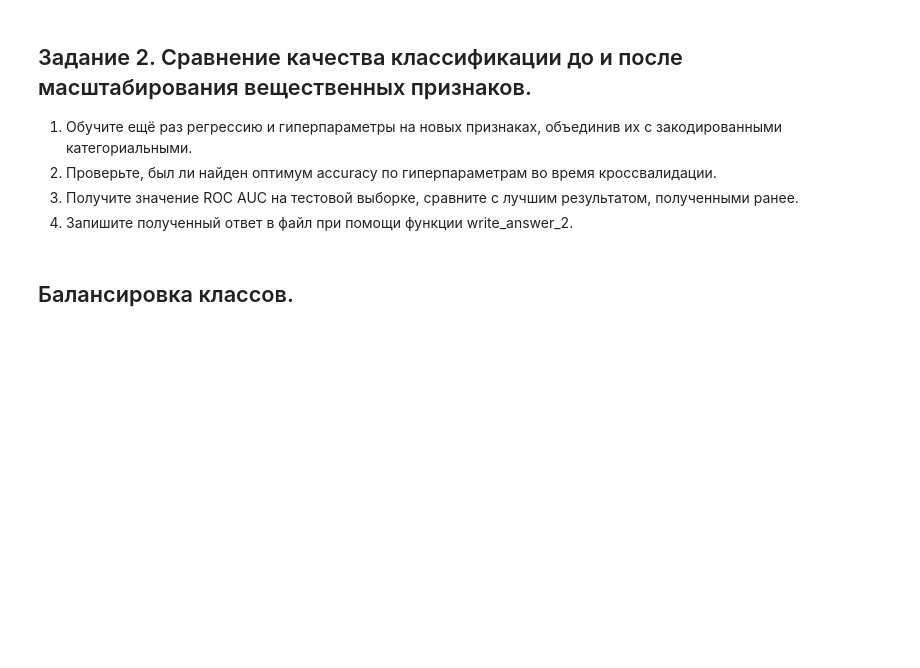
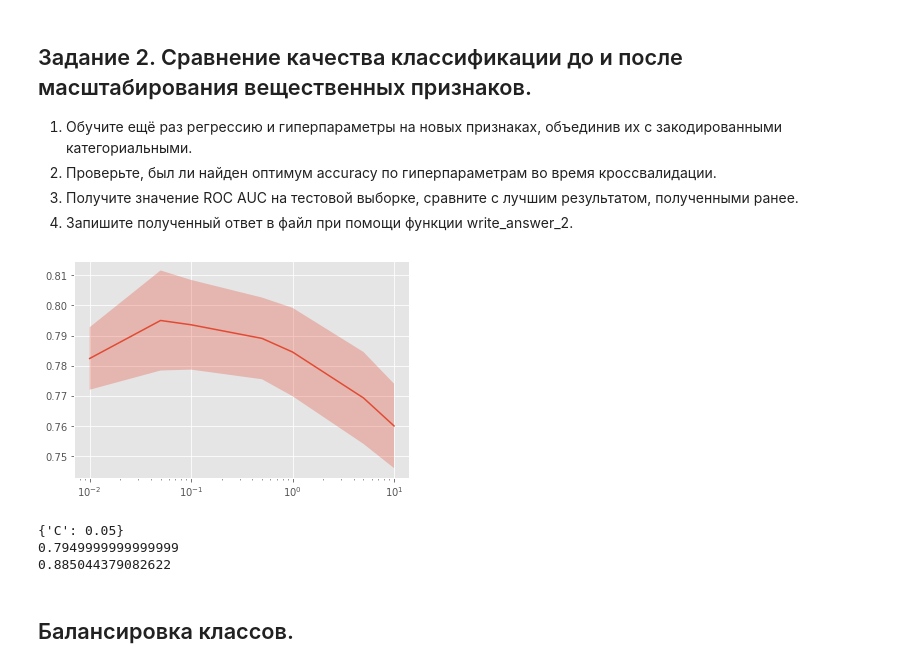
Before and after one commit to nik-nov/My_courses, a Jupyter notebook: Yandex_MIPT_Machine_learning_and_data_analysis/Course2_Learning_from_marked_data/C2W3/Preprocessing/Preprocessing_LR_Coursera.ipynb, the cells around one changed output. Drawn from its saved outputs; the diff is of its cells as text; code cells hidden in the pictures; blank space fills up the shorter version.

```diff
--- a/Yandex_MIPT_Machine_learning_and_data_analysis/Course2_Learning_from_marked_data/C2W3/Preprocessing/Preprocessing_LR_Coursera.ipynb
+++ b/Yandex_MIPT_Machine_learning_and_data_analysis/Course2_Learning_from_marked_data/C2W3/Preprocessing/Preprocessing_LR_Coursera.ipynb
@@ -295,3 +385,9 @@ from sklearn.preprocessing import StandardScaler
+# %%
+from sklearn.preprocessing import StandardScaler
+
+scaler =  StandardScaler()
+X_train_real_scaled = scaler.fit_transform(X_train_real_zeros, y_train)
+X_test_real_scaled =  scaler.transform(X_test_real_zeros)
 # %% [markdown]
 ## Сравнение признаковых пространств.
 # %% [markdown]
@@ -314,4 +412,20 @@ def write_answer_2(auc):
     with open("preprocessing_lr_answer2.txt", "w") as fout:
         fout.write(str(auc))
 
-# place your code here
+X_train_scaled = np.hstack((X_train_real_scaled, X_train_cat_oh))
+X_test_scaled = np.hstack((X_test_real_scaled, X_test_cat_oh))
+# %%
+optimizer.fit(X_train_scaled, y_train)
+plot_scores(optimizer)
+
+print(optimizer.best_params_)
+print(optimizer.best_score_)
+
+prediction_scaled = optimizer.best_estimator_.predict_proba(X_test_scaled)[:, 1]
+auc_scaled = roc_auc_score(y_test, prediction_scaled)
+print(auc_scaled)
+# %% [output]
+[figure, added]
+{'C': 0.05}
+0.7949999999999999
+0.885044379082622
```
Also changed, not shown: parts of 47 cells of this notebook, 6 other files.
